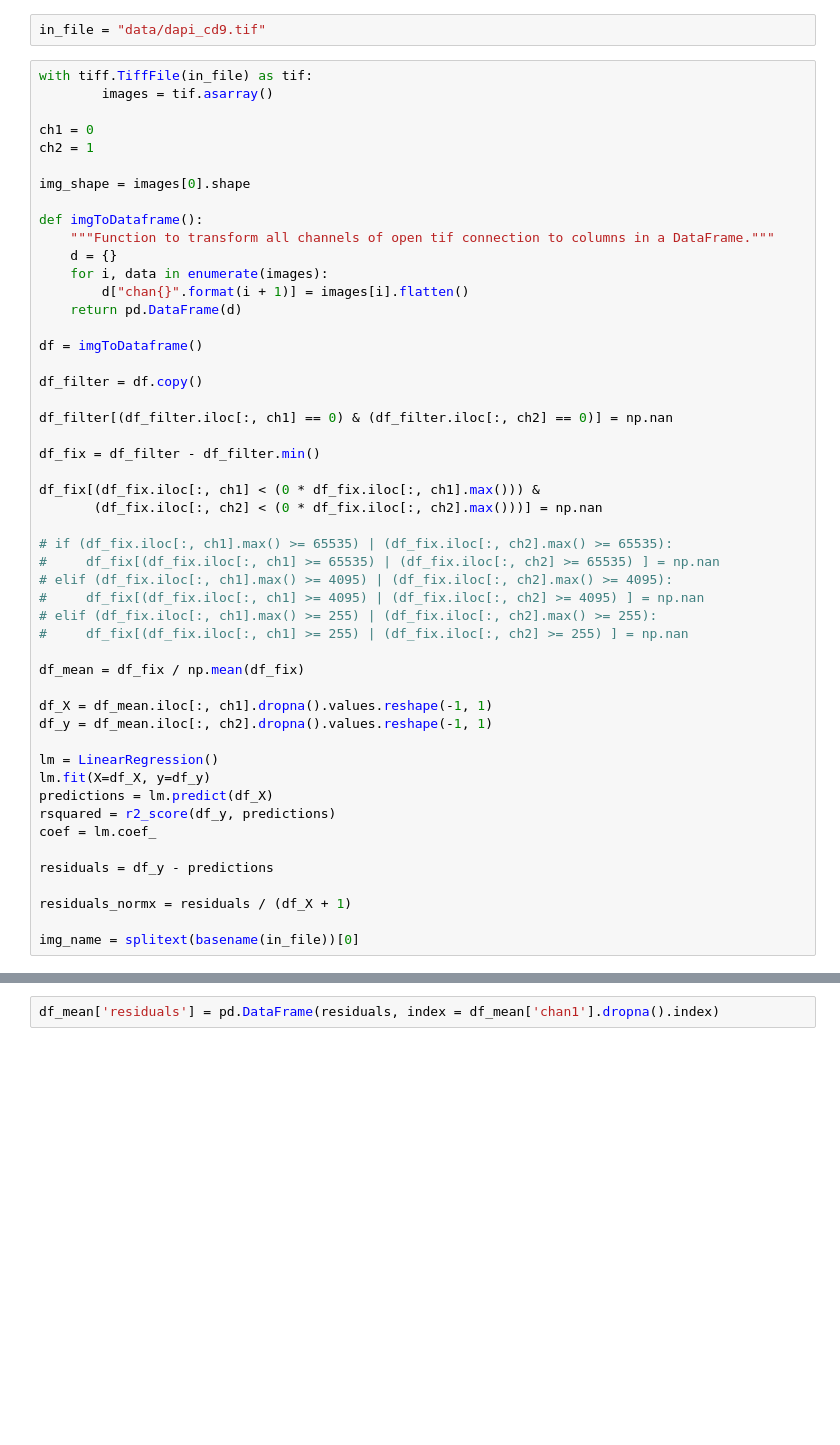
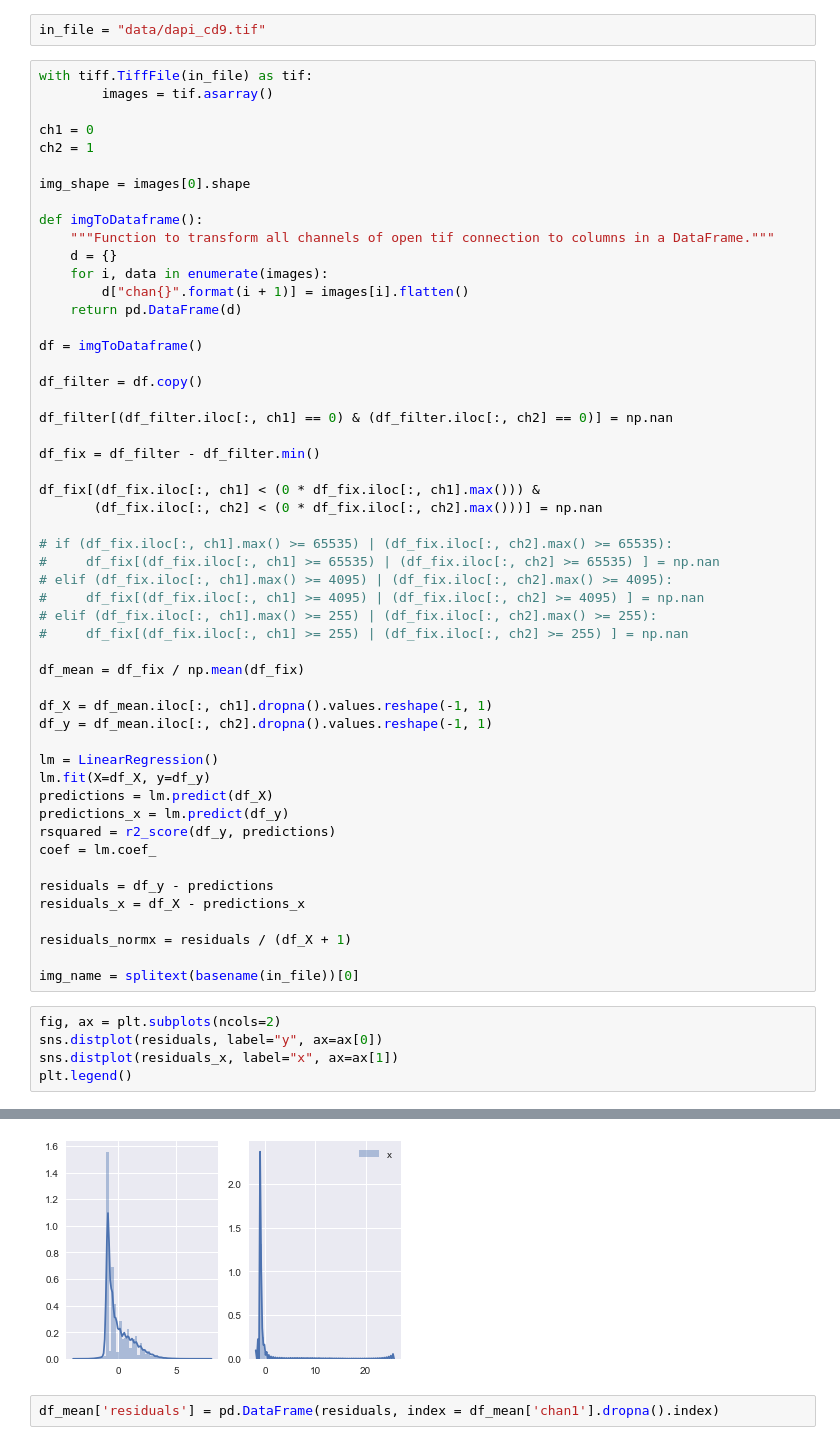
Before and after one commit to plinders/pyColocalizer, a Jupyter notebook: Residual graph.ipynb, the cells around one changed output, grey strips where cells are left out. Cells and saved outputs as stored; diff of their text form; blank space fills up the shorter version.

```diff
--- a/Residual graph.ipynb
+++ b/Residual graph.ipynb
@@ -59,11 +60,19 @@ df_y = df_mean.iloc[:, ch2].dropna().values.reshape(-1, 1)
 lm = LinearRegression()
 lm.fit(X=df_X, y=df_y)
 predictions = lm.predict(df_X)
+predictions_x = lm.predict(df_y)
 rsquared = r2_score(df_y, predictions)
 coef = lm.coef_
 
 residuals = df_y - predictions
+residuals_x = df_X - predictions_x
 
 residuals_normx = residuals / (df_X + 1)
 
 img_name = splitext(basename(in_file))[0]
+# %%
+fig, ax = plt.subplots(ncols=2)
+sns.distplot(residuals, label="y", ax=ax[0])
+sns.distplot(residuals_x, label="x", ax=ax[1])
+plt.legend()
+# %% [output]
@@ -70,3 +80,4 @@ img_name = splitext(basename(in_file))[0]
+[figure, added]
 # %%
 df_mean['residuals'] = pd.DataFrame(residuals, index = df_mean['chan1'].dropna().index)
 # %%
```
Also changed, not shown: parts of 2 cells of this notebook, 1 other file.
